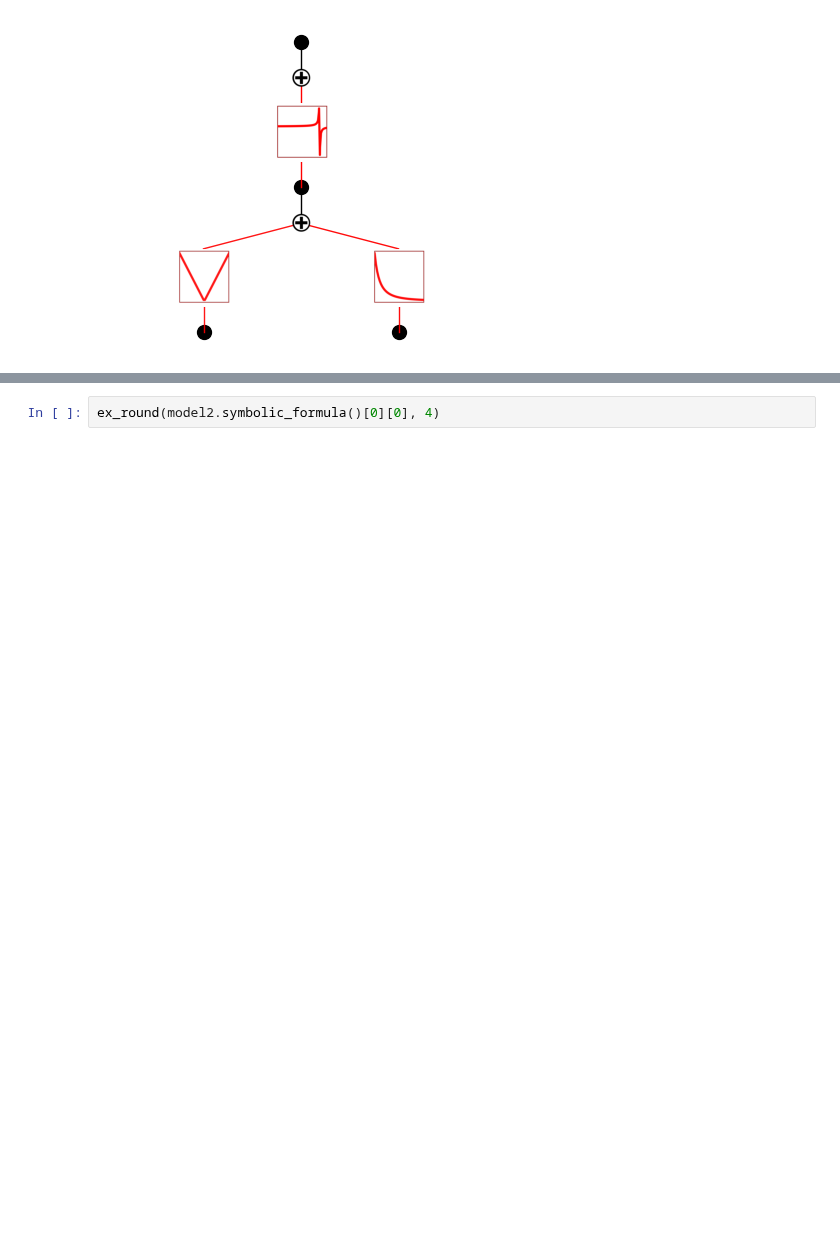
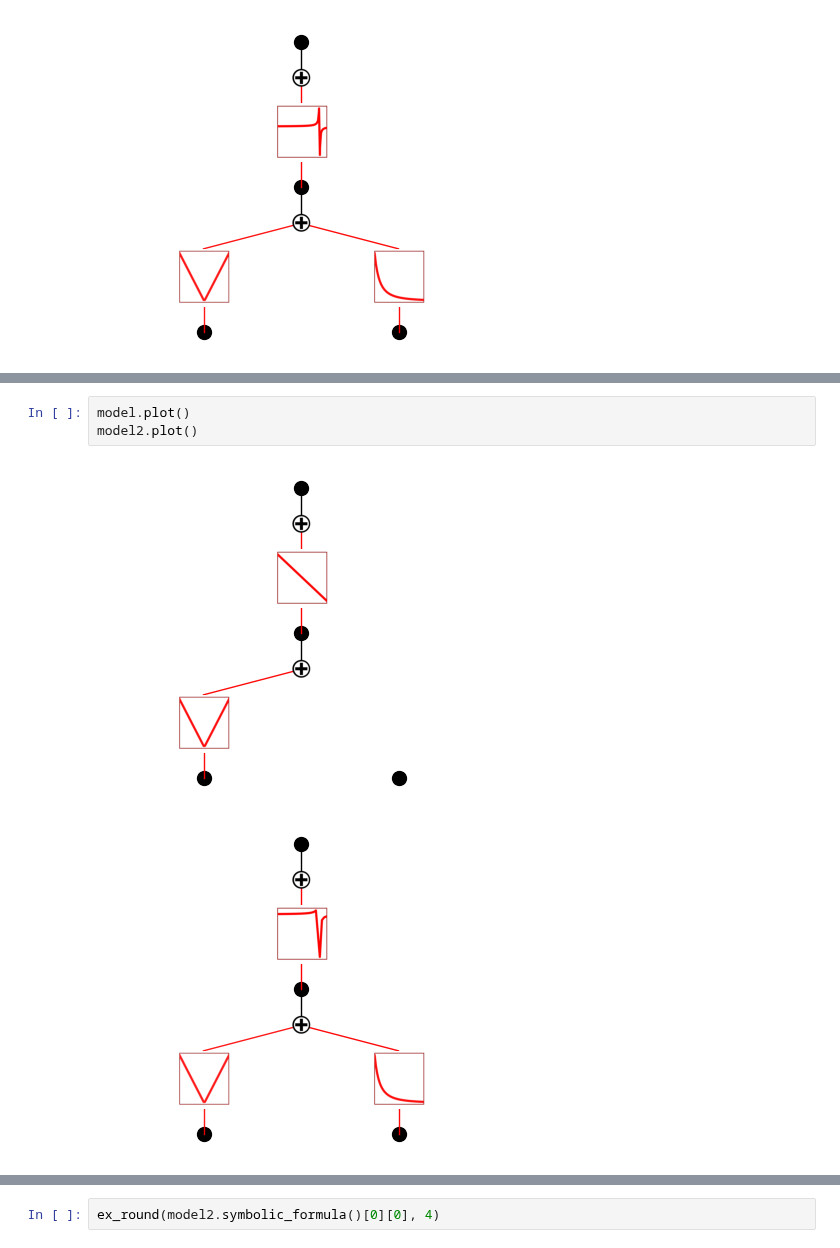
Before and after one commit to Hyein-coder/pykan, a Jupyter notebook: github/workflows/Hyein/toy_8_convex.ipynb, the cells around one changed output, grey strips where cells are left out. Saved outputs shown, nothing was run; the diff lists cells and outputs as text; blank space fills up the shorter version.

```diff
--- a/github/workflows/Hyein/toy_8_convex.ipynb
+++ b/github/workflows/Hyein/toy_8_convex.ipynb
@@ -390,0 +422,6 @@ tensor([[ 1.1607e-03],
+# %%
+model.plot()
+model2.plot()
+# %% [output]
+[figure, added]
+[figure, added]
```
Also changed, not shown: parts of 12 cells of this notebook.
